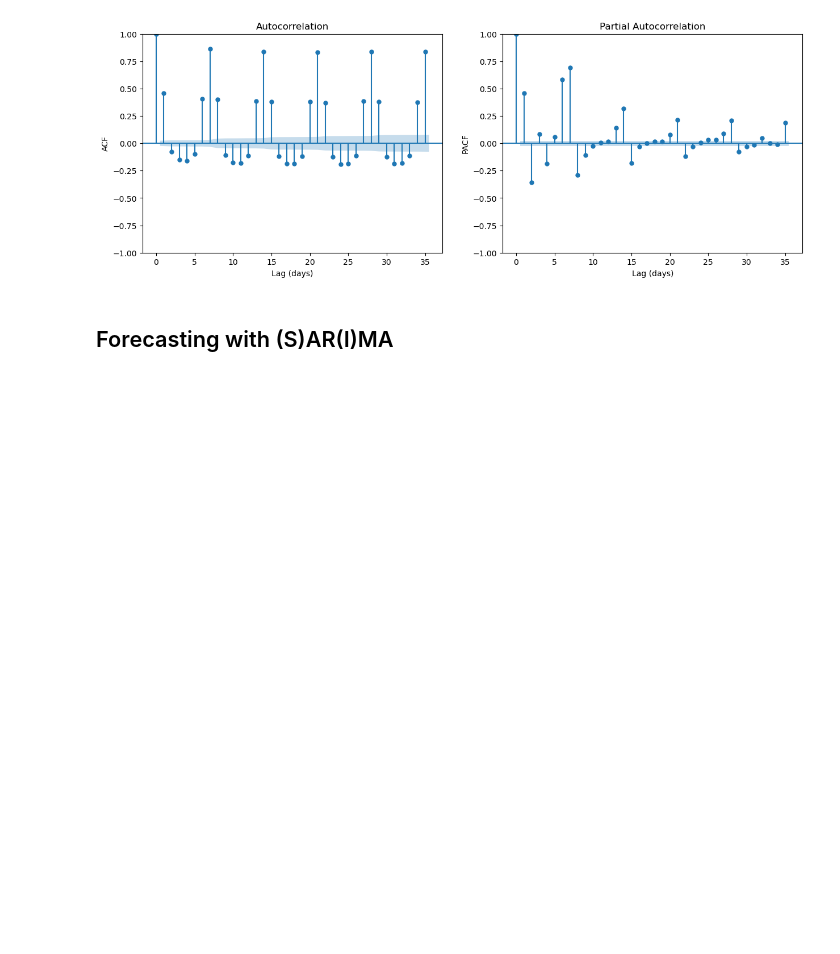
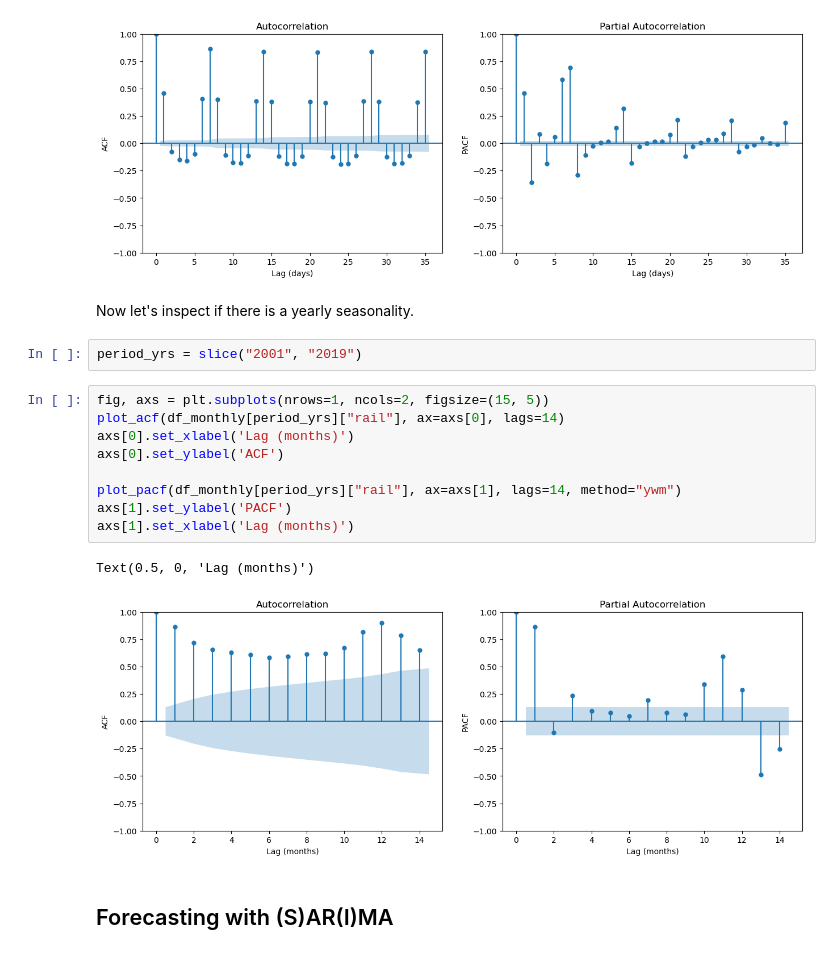
Before and after one commit to rsnemmen/chicago-transit-forecasting, a Jupyter notebook: 1-basics, ARIMA.ipynb, the cells around one changed output. Saved outputs shown, nothing was run; the diff lists cells and outputs as text; blank space fills up the shorter version.

```diff
--- a/1-basics, ARIMA.ipynb
+++ b/1-basics, ARIMA.ipynb
@@ -212,6 +212,22 @@ axs[1].set_xlabel('Lag (days)')
 # %% [output]
 Text(0.5, 0, 'Lag (days)')
 [figure]
+# %% [markdown]
+Now let's inspect if there is a yearly seasonality.
+# %%
+period_yrs = slice("2001", "2019")
+# %%
+fig, axs = plt.subplots(nrows=1, ncols=2, figsize=(15, 5))
+plot_acf(df_monthly[period_yrs]["rail"], ax=axs[0], lags=14)
+axs[0].set_xlabel('Lag (months)')
+axs[0].set_ylabel('ACF')
+
+plot_pacf(df_monthly[period_yrs]["rail"], ax=axs[1], lags=14, method="ywm")
+axs[1].set_ylabel('PACF')
+axs[1].set_xlabel('Lag (months)')
+# %% [output]
+Text(0.5, 0, 'Lag (months)')
+[figure, added]
 # %% [markdown]
 ## Forecasting with (S)AR(I)MA
 # %% [markdown]
```
Also changed, not shown: parts of 22 cells of this notebook.
